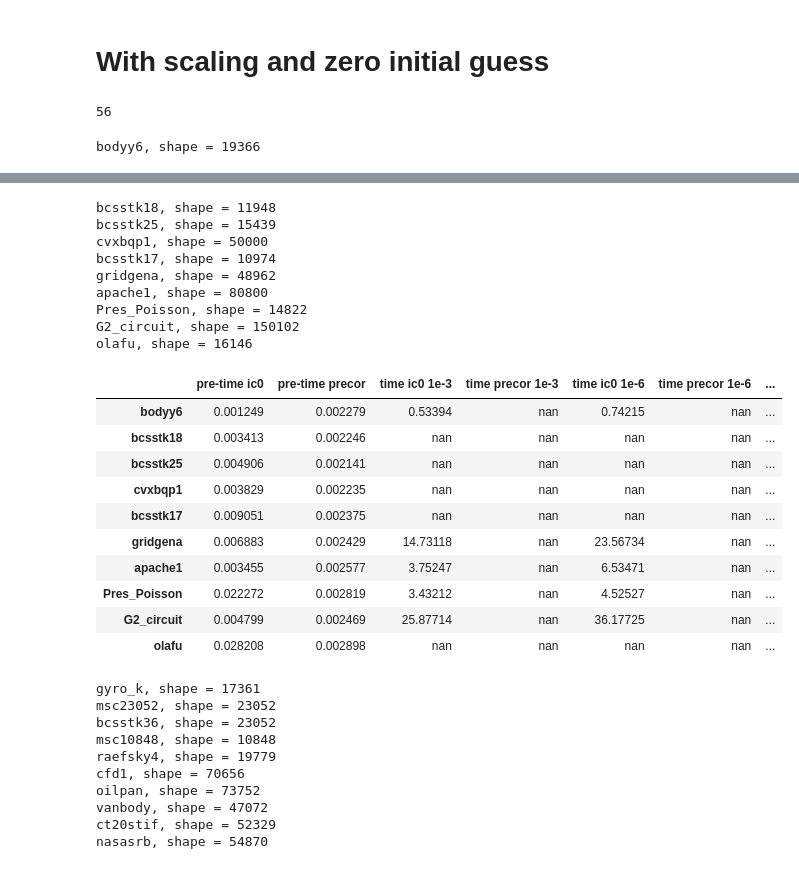
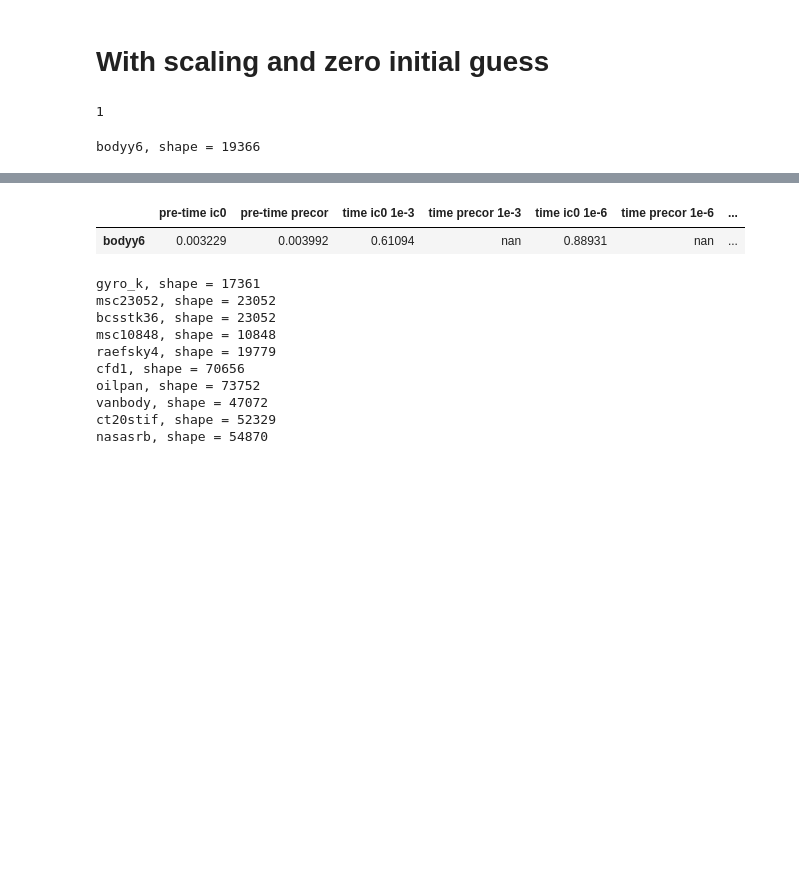
Before and after one commit to vltrifonov/PreCorrector, a Jupyter notebook: experiments/inference_ss.ipynb, the cells around one changed output, grey strips where cells are left out. Drawn from its saved outputs; the diff is of its cells as text; code cells hidden in the pictures; blank space fills up the shorter version.

```diff
--- a/experiments/inference_ss.ipynb
+++ b/experiments/inference_ss.ipynb
@@ -29,14 +29,14 @@ from utils import jBCOO_to_scipyCSR, iter_per_residual
 plt.rcParams['figure.figsize'] = (11, 7)
 # %%
 kaporin_ss = [
-    'bodyy6','bcsstk18','bcsstk25','cvxbqp1','bcsstk17','gridgena',
-    'apache1','Pres_Poisson','G2_circuit','olafu','gyro_k','msc23052',
-    'bcsstk36','msc10848','raefsky4','cfd1','oilpan','vanbody','ct20stif',
-    'nasasrb','cfd2','shipsec8','shipsec1','Dubcova3','parabolic_fem',
-    's3dkt3m2','smt','ship_003','ship_001','cant','offshore','pdb1HYS',
-    's3dkq4m2','thread','shipsec5','apache2','ecology2','tmt_sym','boneS01',
-    'consph','bmw7st_1','G3_circuit','x104','thermal2','m_t1','hood','crankseg_1',
-    'bmwcra_1','pwtk','crankseg_2','nd12k','af_shell7','msdoor','F1','nd24k','ldoor'
+    'bodyy6',#'bcsstk18','bcsstk25','cvxbqp1','bcsstk17','gridgena',
+#     'apache1','Pres_Poisson','G2_circuit','olafu','gyro_k','msc23052',
+#     'bcsstk36','msc10848','raefsky4','cfd1','oilpan','vanbody','ct20stif',
+#     'nasasrb','cfd2','shipsec8','shipsec1','Dubcova3','parabolic_fem',
+#     's3dkt3m2','smt','ship_003','ship_001','cant','offshore','pdb1HYS',
+#     's3dkq4m2','thread','shipsec5','apache2','ecology2','tmt_sym','boneS01',
+#     'consph','bmw7st_1','G3_circuit','x104','thermal2','m_t1','hood','crankseg_1',
+#     'bmwcra_1','pwtk','crankseg_2','nd12k','af_shell7','msdoor','F1','nd24k','ldoor'
 ]
 path = '/mnt/local/data/vtrifonov/susbet_SuiteSparse/scipy_sparse'
 # %%
@@ -57,7 +57,7 @@ def make_ic0(A):
     t = perf_counter() - s
     return sparse.linalg.LinearOperator(shape=L.shape, matvec=partial(solve_precChol, L=L)), t, L
 
-def make_preccor_ic0(A, b, L_ic0, model):
+def make_preccor_ic0(A, b, L_ic0, model, scale_rhs):
     jA = device_put(jsparse.BCOO.from_scipy_sparse(A))
     jb = device_put(jnp.array(b, dtype=jnp.float32))
     jA_pad = device_put(jsparse.BCOO.from_scipy_sparse(L_ic0 + sparse.triu(L_ic0.T, k=1)).sort_indices())
@@ -65,6 +65,10 @@ def make_preccor_ic0(A, b, L_ic0, model):
 
 
     nodes, edges, receivers, senders, n_node = direc_graph_from_linear_system_sparse(jA_pad[None, ...], jb[None, ...])
+
+    if scale_rhs:
+        nodes = nodes / jnp.linalg.norm(nodes)
+
     bi_edges = bi_direc_indx(receivers[0, ...], senders[0, ...], n_node[1])
     L = jit_model(nodes[0, ...], edges[0, ...], receivers[0, ...], senders[0, ...], bi_edges)
 
@@ -77,7 +81,7 @@ def jacobi_symm_scaling(A):
     D = sparse.diags(1 / np.sqrt(A.diagonal()))
     return D @ A @ D
 
-def run_for_name(df, model, name, path, atol=1e-12, maxiter=2000, scaling=False, x0='random'):
+def run_for_name(df, model, name, path, atol=1e-12, maxiter=2000, scaling=False, scale_rhs=False, x0='random'):
     assert (x0 == 'random') | (x0 == None)
     A_i, b_i = make_system(name, path)
     x0 = np.array(random.normal(random.PRNGKey(42), b_i.shape)) if x0 == 'random' else None
@@ -88,7 +92,7 @@ def run_for_name(df, model, name, path, atol=1e-12, maxiter=2000, scaling=False,
 
     P_nla, t_nla, L_ic0_i = make_ic0(A_i)
     try:
-        P_dl, t_dl = make_preccor_ic0(A_i, b_i, L_ic0_i, model)
+        P_dl, t_dl = make_preccor_ic0(A_i, b_i, L_ic0_i, model, scale_rhs)
         _, res_dl, time_cg_dl = cg_scipy(A_i, b_i, P_dl, atol, maxiter)
     except Exception as e:
         t_dl, res_dl, time_cg_dl = -1, [np.nan], [np.nan]
@@ -143,18 +202,19 @@ def run_for_name(df, model, name, path, atol=1e-12, maxiter=2000, scaling=False,
 # %%
 len(kaporin_ss)
 # %% [output]
-56
+1
 # %%
 # Be careful!
 df = pd.DataFrame({})
 # %%
 atol = 1e-9
-maxiter = 5000
-scaling = True
-x0 = None
+maxiter = 100
+scaling = False
+scale_rhs = False
+x0 = None             # x0 == None => x0 := zeros
 # %%
 for name in kaporin_ss[:10]:
-    df = run_for_name(df, model, name, path, atol=atol, maxiter=maxiter, scaling=scaling, x0=x0)    # x0 == None => x0 := zeros
+    df = run_for_name(df, model, name, path, atol=atol, maxiter=maxiter, scaling=scaling, x0=x0, scale_rhs=scale_rhs)    # x0 == None => x0 := zeros
 df
 # %% [output]
 bodyy6, shape = 19366
@@ -162,23 +221,5 @@ bodyy6, shape = 19366
-bcsstk18, shape = 11948
-bcsstk25, shape = 15439
-cvxbqp1, shape = 50000
-bcsstk17, shape = 10974
-gridgena, shape = 48962
-apache1, shape = 80800
-Pres_Poisson, shape = 14822
-G2_circuit, shape = 150102
-olafu, shape = 16146
 |  | pre-time ic0 | pre-time precor | time ic0 1e-3 | time precor 1e-3 | time ic0 1e-6 | time precor 1e-6 | ... |
-| bodyy6 | 0.001249 | 0.002279 | 0.53394 | nan | 0.74215 | nan | ... |
-| bcsstk18 | 0.003413 | 0.002246 | nan | nan | nan | nan | ... |
-| bcsstk25 | 0.004906 | 0.002141 | nan | nan | nan | nan | ... |
-| cvxbqp1 | 0.003829 | 0.002235 | nan | nan | nan | nan | ... |
-| bcsstk17 | 0.009051 | 0.002375 | nan | nan | nan | nan | ... |
-| gridgena | 0.006883 | 0.002429 | 14.73118 | nan | 23.56734 | nan | ... |
-| apache1 | 0.003455 | 0.002577 | 3.75247 | nan | 6.53471 | nan | ... |
-| Pres_Poisson | 0.022272 | 0.002819 | 3.43212 | nan | 4.52527 | nan | ... |
-| G2_circuit | 0.004799 | 0.002469 | 25.87714 | nan | 36.17725 | nan | ... |
-| olafu | 0.028208 | 0.002898 | nan | nan | nan | nan | ... |
+| bodyy6 | 0.003229 | 0.003992 | 0.61094 | nan | 0.88931 | nan | ... |
 # %%
 for name in kaporin_ss[10:20]:
     df = run_for_name(df, model, name, path, atol=atol, maxiter=maxiter, scaling=scaling, x0=x0)    # x0 == None => x0 := zeros
```
Also changed, not shown: parts of 11 cells of this notebook, 9 other files.
